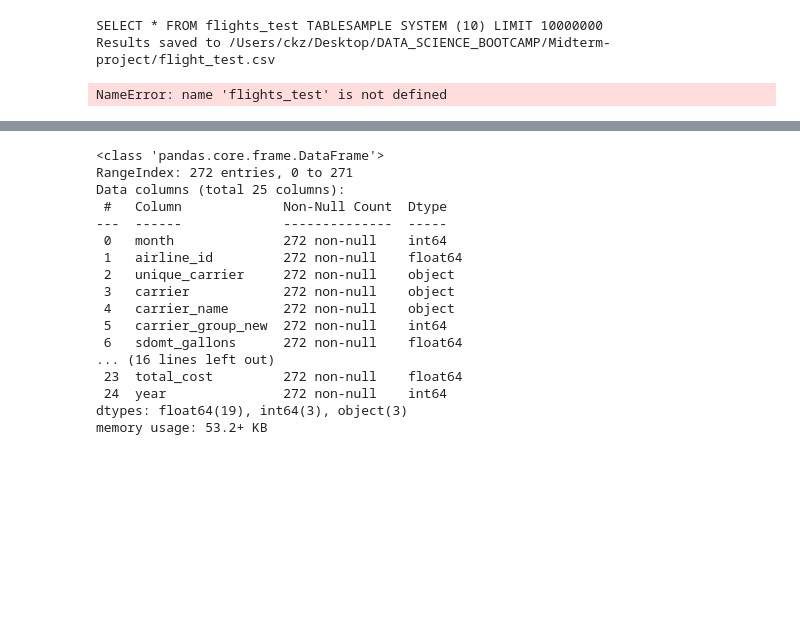
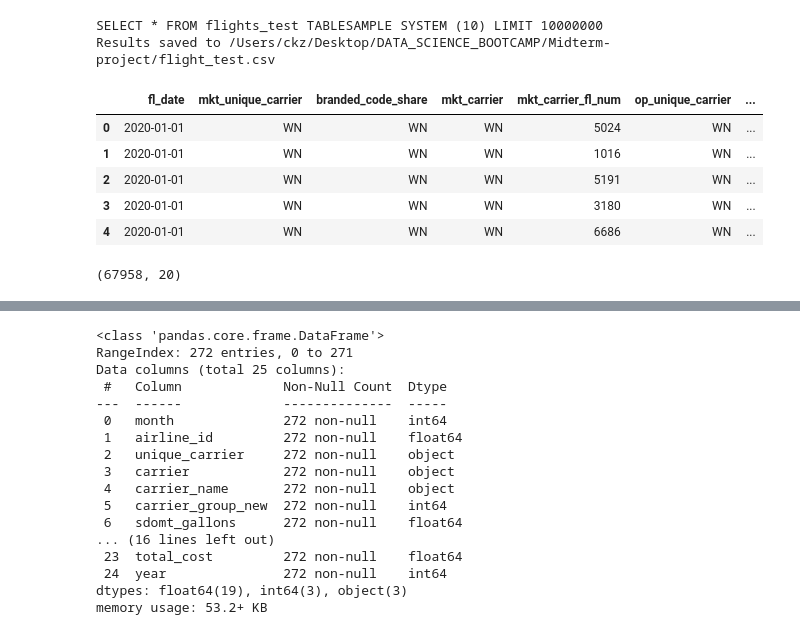
Before and after one commit to Ali-Mohamed23/midterm-project-I, a Jupyter notebook: Database_connection.ipynb, the cells around one changed output, grey strips where cells are left out. Saved outputs shown, nothing was run; the diff lists cells and outputs as text; code cells hidden in the pictures; blank space fills up the shorter version.

```diff
--- a/Database_connection.ipynb
+++ b/Database_connection.ipynb
@@ -173,12 +173,21 @@ SELECT * FROM flights_test TABLESAMPLE SYSTEM (10) LIMIT 10000000
 Results saved to /Users/ckz/Desktop/DATA_SCIENCE_BOOTCAMP/Midterm-project/flight_test.csv
 # %%
 # Importing the saved CSV file into dataframe
-fuel_consumption = pd.read_csv("/Users/ckz/Desktop/DATA_SCIENCE_BOOTCAMP/Midterm-project/fuel_consumption.csv")
+flight_test = pd.read_csv("/Users/ckz/Desktop/DATA_SCIENCE_BOOTCAMP/Midterm-project/flight_test.csv")
 
 # print the first few rows of the DataFrame
-fuel_consumption.head()
+flight_test.head()
 # %% [output]
-NameError: name 'flights_test' is not defined
+|  | fl_date | mkt_unique_carrier | branded_code_share | mkt_carrier | mkt_carrier_fl_num | op_unique_carrier | ... |
+| 0 | 2020-01-01 | WN | WN | WN | 5024 | WN | ... |
+| 1 | 2020-01-01 | WN | WN | WN | 1016 | WN | ... |
+| 2 | 2020-01-01 | WN | WN | WN | 5191 | WN | ... |
+| 3 | 2020-01-01 | WN | WN | WN | 3180 | WN | ... |
+| 4 | 2020-01-01 | WN | WN | WN | 6686 | WN | ... |
+# %%
+flight_test.shape
+# %% [output]
+(67958, 20)
 # %%
 # Importing the saved CSV file into dataframe
 fuel_consumption = pd.read_csv("/Users/ckz/Desktop/DATA_SCIENCE_BOOTCAMP/Midterm-project/fuel_consumption.csv")
```
